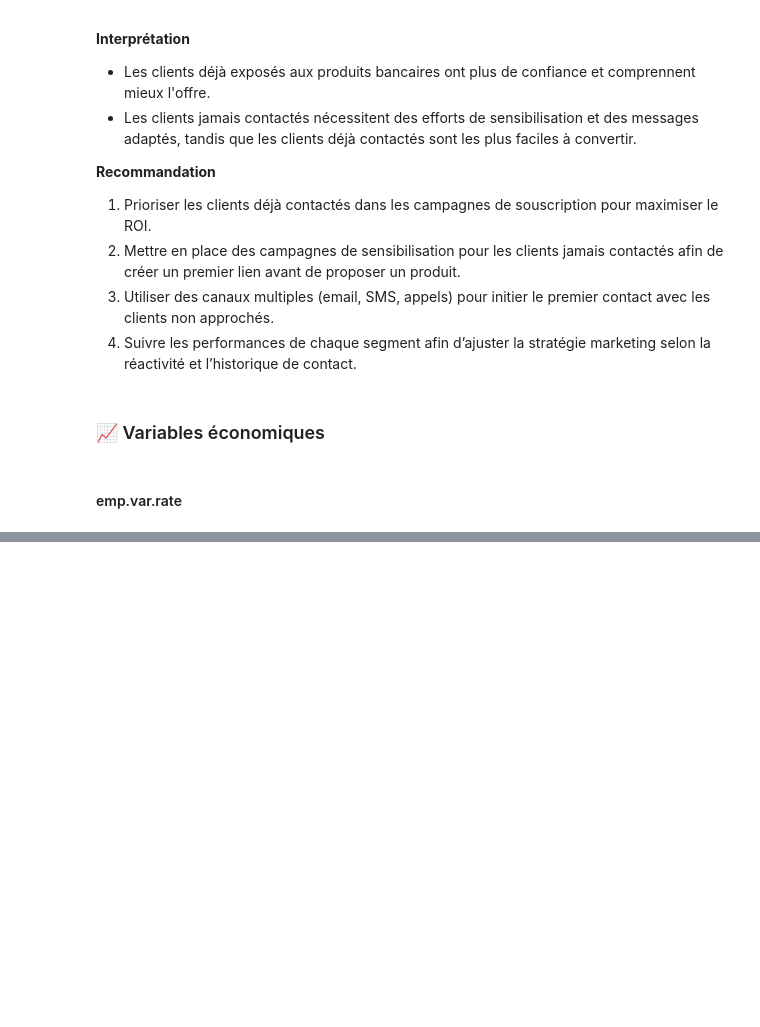
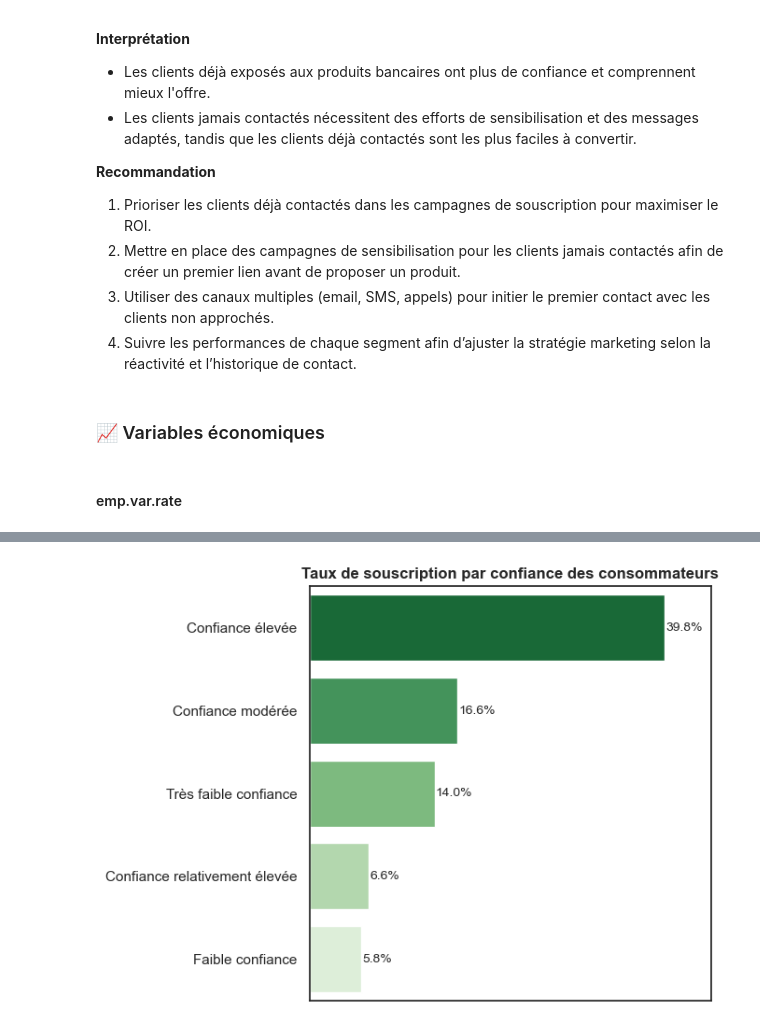
Before and after one commit to komiadok/termdepositforecast, a Jupyter notebook: notebook/eda.ipynb, the cells around one changed output, grey strips where cells are left out. Saved outputs shown, nothing was run; the diff lists cells and outputs as text; code cells hidden in the pictures; blank space fills up the shorter version.

```diff
--- a/notebook/eda.ipynb
+++ b/notebook/eda.ipynb
@@ -773,0 +858,9 @@ plt.show()
+# %%
+# Définition des bornes et labels
+bins = [-np.inf, -46, -42, -38, -34, np.inf]
+labels = ["Très faible confiance", "Faible confiance", "Confiance modérée", "Confiance relativement élevée", "Confiance élevée"]
+
+# Création de la colonne 'cons.conf.idx_group'
+eda_data['cons.conf.idx_group'] = pd.cut(eda_data['cons.conf.idx'], bins=bins, labels=labels, right=True)
+
+eda_data.head()
@@ -773,0 +875,18 @@ plt.show()
+# %%
+# Configuration du style sans grille
+sns.set_theme(style='white')  # Style clair sans grilles
+
+# Création de la Figure et des axes
+fig, ax = plt.subplots(figsize=(7, 5))
+
+# Construction du diagramme à barres
+plot_subscription_rate(ax, eda_data, 'cons.conf.idx_group', "Taux de souscription par confiance des consommateurs")
+
+# Ajustements
+plt.tight_layout()        # ajustement automatique des marges
+plt.xlim(0,0.45)           # limites de l'axe X de 0 à 0.5 (0% à 45%)
+
+# Affichage du graphique
+plt.show()
+# %% [output]
+[figure, added]
```
Also changed, not shown: parts of 135 cells of this notebook.
